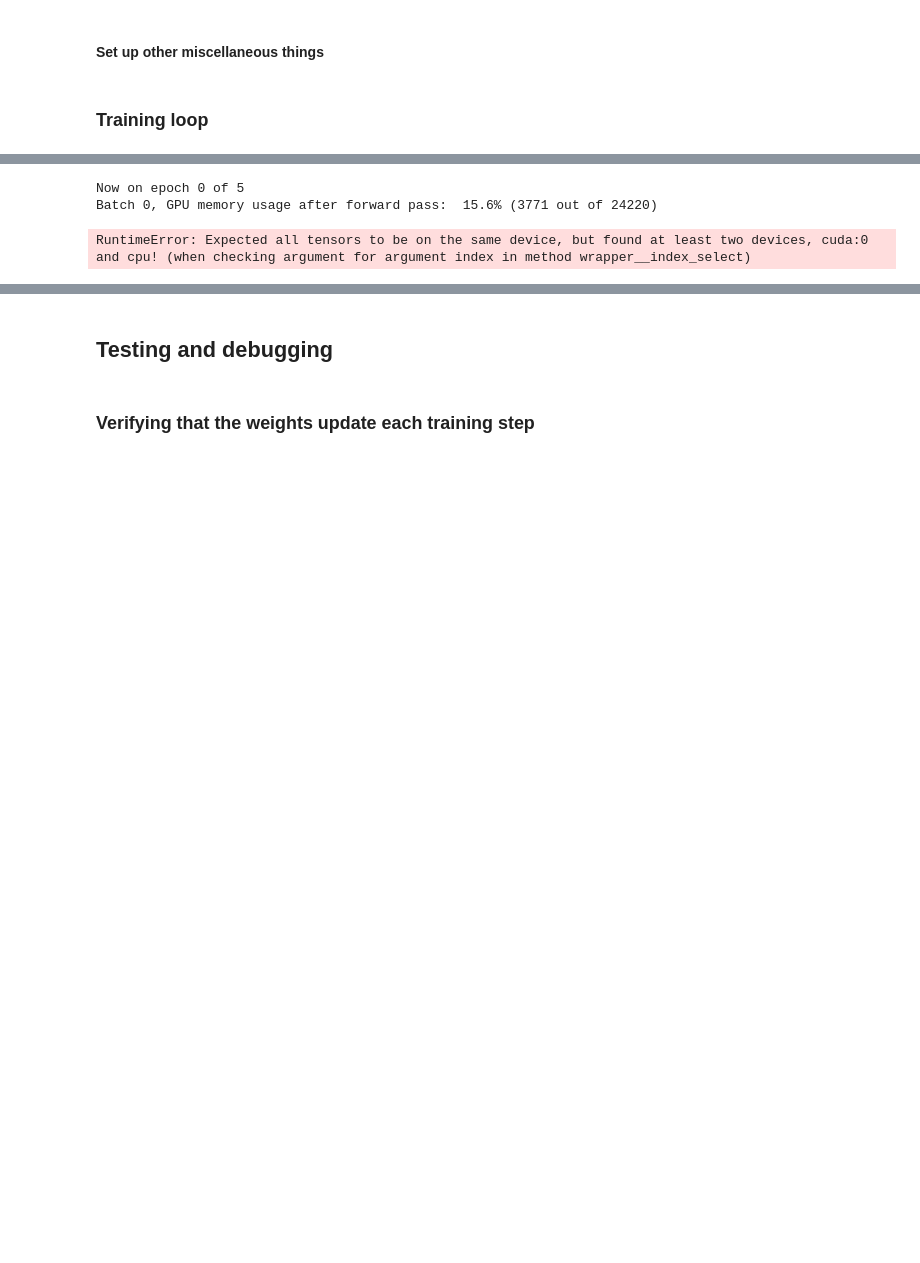
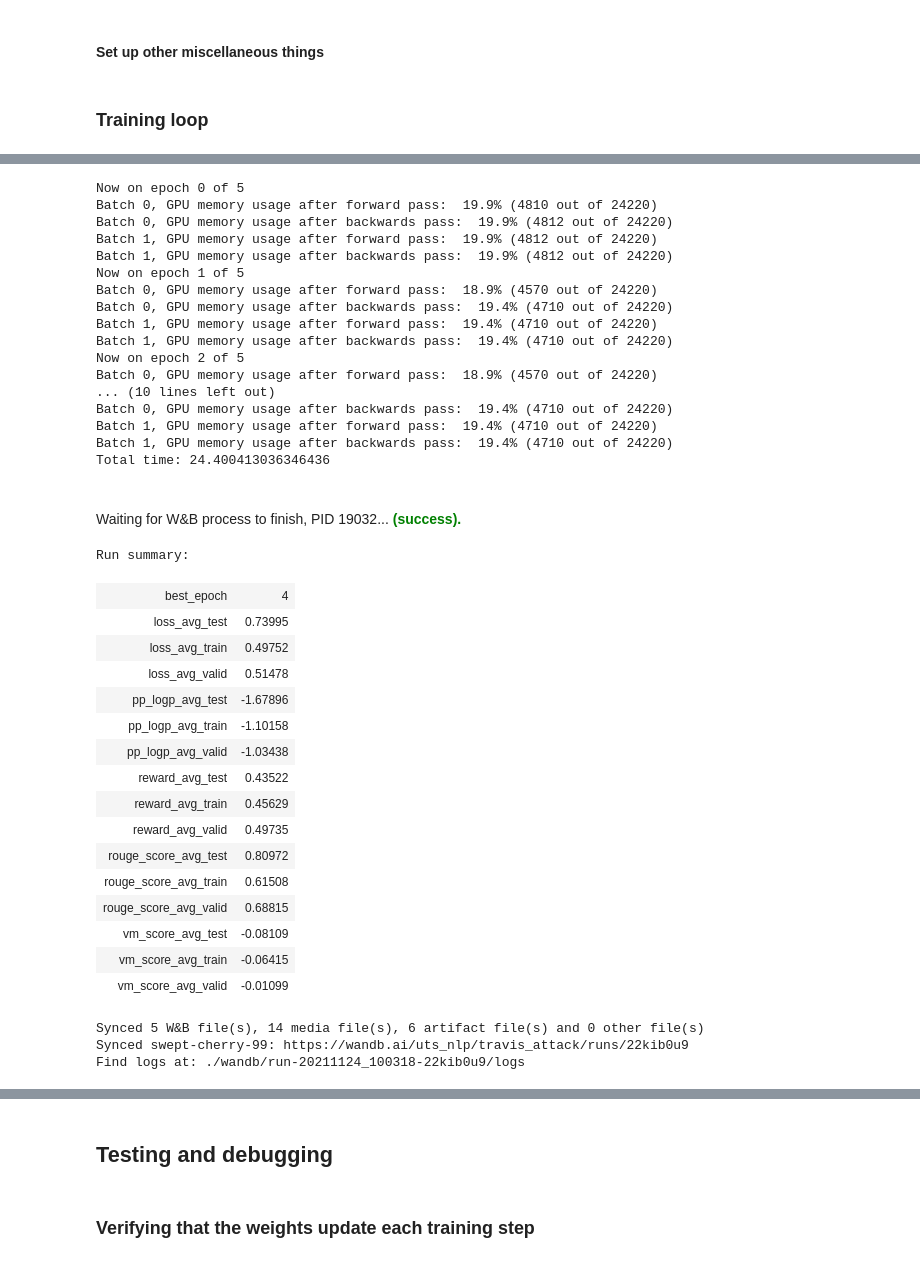
Before and after one commit to puzzler10/travis_attack, a Jupyter notebook: paraphrase_finetuning_with_reinforce.ipynb, the cells around one changed output, grey strips where cells are left out. Saved outputs shown, nothing was run; the diff lists cells and outputs as text; code cells hidden in the pictures; blank space fills up the shorter version.

Commit message:
major refactor of training code. now works with pegasus model, simple ds, n_wkrs=0

```diff
--- a/paraphrase_finetuning_with_reinforce.ipynb
+++ b/paraphrase_finetuning_with_reinforce.ipynb
@@ -489,7 +501,7 @@ def pp_model_forward(input_ids,attention_mask):
     return generated, pp_l
 # %%
-def loss_fn(orig_l, label, generated,  pp_l, return_components=False):
-    d = reward_fn(orig_l=orig_l, pp_l=pp_l, truelabel=label, return_components=return_components)
+def loss_fn(data, raw, generated, pp_l, return_components=False):
+    d = reward_fn(data, raw, pp_l, return_components=return_components)
     if normalise_rewards:
         d['orig_reward'] = copy.deepcopy(d['reward'])
         d['reward'] = (d['reward']-torch.mean(d['reward']))/torch.std(d['reward'])
@@ -571,7 +576,7 @@ def process_results_d_for_wandb(results_d):
             raise Exception("shouldn't get here")
     return results_d
 # %%
-def eval_dl(dl):
+def eval_dl(dl_tkn, dl_raw):
     """Get evaluation metrics for a dataloader"""
     # Put models in eval mode and do the forward pass
     # Current logic: push all batches together into one big list.
@@ -579,15 +584,12 @@ def eval_dl(dl):
     if vm_model.training: vm_model.eval()
     results_d = defaultdict(list)
     with torch.no_grad():
-        for i, data in enumerate(dl):
-            #label,text = data['label'].to(device),data["text"]
-            label,text = data['label'],data["text"]
-
+        for i, (data, raw) in enumerate(zip(dl_tkn, dl_raw)):
           #  logger.info(show_gpu(f'EVAL, batch {i}, GPU memory usage after loading data: '))
-            generated, pp_text = pp_model_forward(text)
-            d = loss_fn(text, label, generated,  pp_text, return_components=True)
+            generated, pp_l = pp_model_forward(data)
+            d = loss_fn(data, raw, generated, pp_l, return_components=True)
           #  logger.info(show_gpu(f'EVAL, batch {i}, GPU memory usage after loss_fn pass: '))
-            d['idx'] = data['idx']
+            d['idx'] = raw['idx']
 
             for k,v in d.items():
                 results_d[k].append(v)
@@ -595,7 +597,7 @@ def eval_dl(dl):
           #  print(epoch, i)
           #  print(d)
           #  print(results_d)
-    del d, label, text, i, data
+    del i, data, raw, generated,pp_l, d
     results_d = process_results_d_for_wandb(results_d)
 
     # Calculate additional metrics
@@ -748,8 +750,8 @@ optimizer = AdamW(pp_model.parameters(), lr=lr)
 # %% [markdown]
 #### Set up accelerator
 # %%
-pp_model,vm_model,optimizer,dl_train,dl_valid,dl_test = accelerator.prepare(
-        pp_model,vm_model,optimizer,dl_train,dl_valid,dl_test
+pp_model,vm_model,optimizer,dld_tkn['train'],dld_tkn['valid'],dld_tkn['test'] = accelerator.prepare(
+        pp_model,vm_model,optimizer,dld_tkn['train'],dld_tkn['valid'],dld_tkn['test']
     )
 # %% [markdown]
 #### Set up learning rate scheduler (must be after accelerator)
@@ -794,7 +798,7 @@ Syncing run snowy-breeze-92 to Weights & Biases (docs).
 #### Set up other miscellaneous things
 # %%
 rouge_metric = load_metric("rouge")
-n_train_steps = n_train_epochs * len(dl_train)
+n_train_steps = n_train_epochs * len(dld_tkn['train'])
 # %% [markdown]
 ### Training loop
 # %%
@@ -806,10 +810,9 @@ pp_model.zero_grad(set_to_none=zero_grad_with_none)
 for epoch in range(n_train_epochs):
     logger.info(f"Now on epoch {epoch} of {n_train_epochs}")
     if not pp_model.training: pp_model.train()
-    for i, (data, raw) in enumerate(zip(dl_train, dl_train_raw)):
-        if i % 10 == 0 :   logging.info(f"Now processing batch {i} out of {len(dl_train)}")
-        orig_l,idx = raw['text'],raw['idx']
-        training_step(data, orig_l)
+    for i, (data, raw) in enumerate(zip(dld_tkn['train'], dld_raw['train'])):
+        if i % 10 == 0 :   logging.info(f"Now processing batch {i} out of {len(dld_tkn['train'])}")
+        training_step(data, raw)
 
         # For debugging
         # print_info_on_generated_text()
@@ -822,10 +825,9 @@ for epoch in range(n_train_epochs):
     torch.cuda.empty_cache()
     # Evaluation loop
     if epoch % eval_freq == 0:
-        train_set_preds = eval_dl(dl = dl_train)
-        valid_set_preds = eval_dl(dl = dl_valid)
-#         if epoch == 3:
-#             set_trace()
+        train_set_preds = eval_dl(dl_tkn = dld_tkn['train'], dl_raw=dld_raw['train'])
+        valid_set_preds = eval_dl(dl_tkn = dld_tkn['valid'], dl_raw=dld_raw['valid'])
+
         # can't update the tables every epoch, so store them and do it at the end
         update_training_summary_table(train_set_preds, split='train')
         update_training_summary_table(valid_set_preds, split='valid')
@@ -835,7 +837,7 @@ for epoch in range(n_train_epochs):
         #del valid_set_preds
 
 # Eval on test set
-test_set_preds = eval_dl(dl = dl_test)
+test_set_preds = eval_dl(dl_tkn = dld_tkn['test'], dl_raw=dld_raw['test'])
 update_wandb_table(test_set_preds, split='test')
 # Log, plot, and finish up
 log_wandb_tables()
@@ -852,3 +854,38 @@ wandb.finish()
 Now on epoch 0 of 5
-Batch 0, GPU memory usage after forward pass:  15.6% (3771 out of 24220)
+Batch 0, GPU memory usage after forward pass:  19.9% (4810 out of 24220)
+Batch 0, GPU memory usage after backwards pass:  19.9% (4812 out of 24220)
+Batch 1, GPU memory usage after forward pass:  19.9% (4812 out of 24220)
+Batch 1, GPU memory usage after backwards pass:  19.9% (4812 out of 24220)
+Now on epoch 1 of 5
+Batch 0, GPU memory usage after forward pass:  18.9% (4570 out of 24220)
+Batch 0, GPU memory usage after backwards pass:  19.4% (4710 out of 24220)
+Batch 1, GPU memory usage after forward pass:  19.4% (4710 out of 24220)
+Batch 1, GPU memory usage after backwards pass:  19.4% (4710 out of 24220)
+Now on epoch 2 of 5
+Batch 0, GPU memory usage after forward pass:  18.9% (4570 out of 24220)
+... (10 lines left out)
+Batch 0, GPU memory usage after backwards pass:  19.4% (4710 out of 24220)
+Batch 1, GPU memory usage after forward pass:  19.4% (4710 out of 24220)
+Batch 1, GPU memory usage after backwards pass:  19.4% (4710 out of 24220)
+Total time: 24.400413036346436
+Waiting for W&B process to finish, PID 19032... (success).
-RuntimeError: Expected all tensors to be on the same device, but found at least two devices, cuda:0 and cpu! (when checking argument for argument index in method wrapper__index_select)
+Run summary:
+| best_epoch | 4 |
+| loss_avg_test | 0.73995 |
+| loss_avg_train | 0.49752 |
+| loss_avg_valid | 0.51478 |
+| pp_logp_avg_test | -1.67896 |
+| pp_logp_avg_train | -1.10158 |
+| pp_logp_avg_valid | -1.03438 |
+| reward_avg_test | 0.43522 |
+| reward_avg_train | 0.45629 |
+| reward_avg_valid | 0.49735 |
+| rouge_score_avg_test | 0.80972 |
+| rouge_score_avg_train | 0.61508 |
+| rouge_score_avg_valid | 0.68815 |
+| vm_score_avg_test | -0.08109 |
+| vm_score_avg_train | -0.06415 |
+| vm_score_avg_valid | -0.01099 |
+Synced 5 W&B file(s), 14 media file(s), 6 artifact file(s) and 0 other file(s)
+Synced swept-cherry-99: https://wandb.ai/uts_nlp/travis_attack/runs/22kib0u9
+Find logs at: ./wandb/run-20211124_100318-22kib0u9/logs
```
Also changed, not shown: parts of 14 cells of this notebook, 1 other file.
